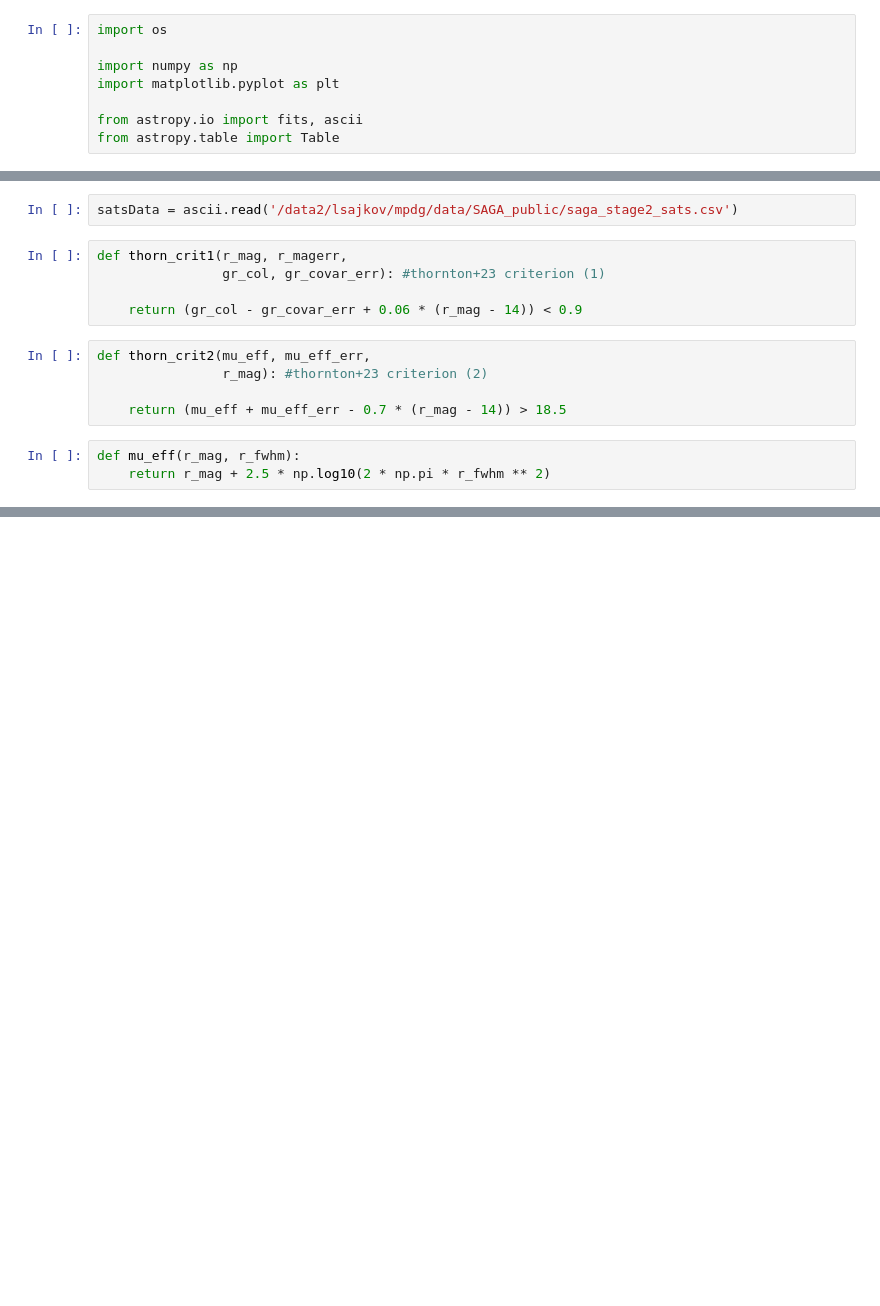
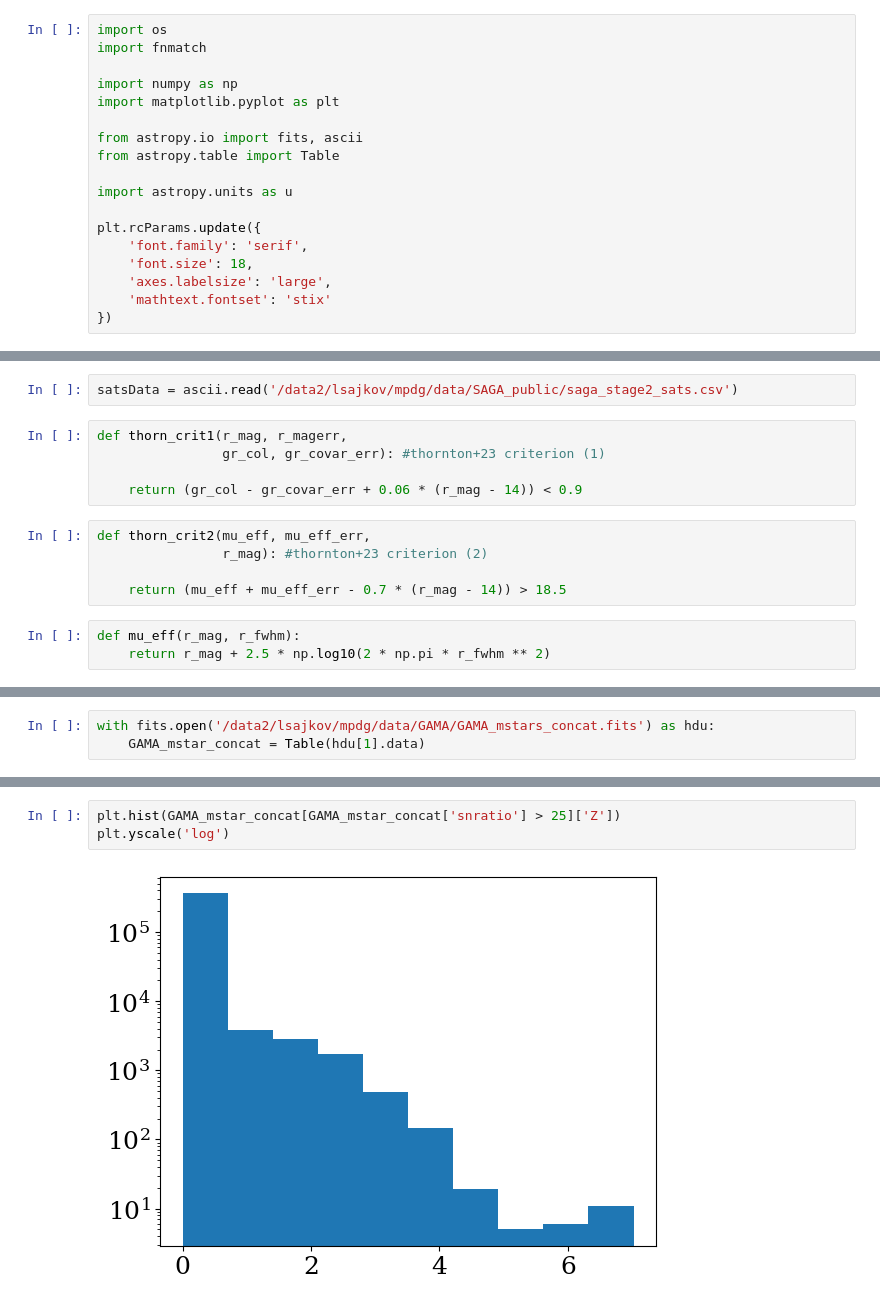
Before and after one commit to lsajkov/strw_mpdg, a Jupyter notebook: spec_cal_sample.ipynb, the cells around one changed output, grey strips where cells are left out. Cells and saved outputs as stored; diff of their text form; blank space fills up the shorter version.

```diff
--- a/spec_cal_sample.ipynb
+++ b/spec_cal_sample.ipynb
@@ -1,8 +1,18 @@
 # %%
 import os
+import fnmatch
 
 import numpy as np
 import matplotlib.pyplot as plt
 
 from astropy.io import fits, ascii
 from astropy.table import Table
+
+import astropy.units as u
+
+plt.rcParams.update({
+    'font.family': 'serif',
+    'font.size': 18,
+    'axes.labelsize': 'large',
+    'mathtext.fontset': 'stix'
+})
@@ -25,0 +41,3 @@ def mu_eff(r_mag, r_fwhm):
+# %%
+with fits.open('/data2/lsajkov/mpdg/data/GAMA/GAMA_mstars_concat.fits') as hdu:
+    GAMA_mstar_concat = Table(hdu[1].data)
@@ -25,0 +56,5 @@ def mu_eff(r_mag, r_fwhm):
+# %%
+plt.hist(GAMA_mstar_concat[GAMA_mstar_concat['snratio'] > 25]['Z'])
+plt.yscale('log')
+# %% [output]
+[figure, added]
```
Also changed, not shown: parts of 12 cells of this notebook.
